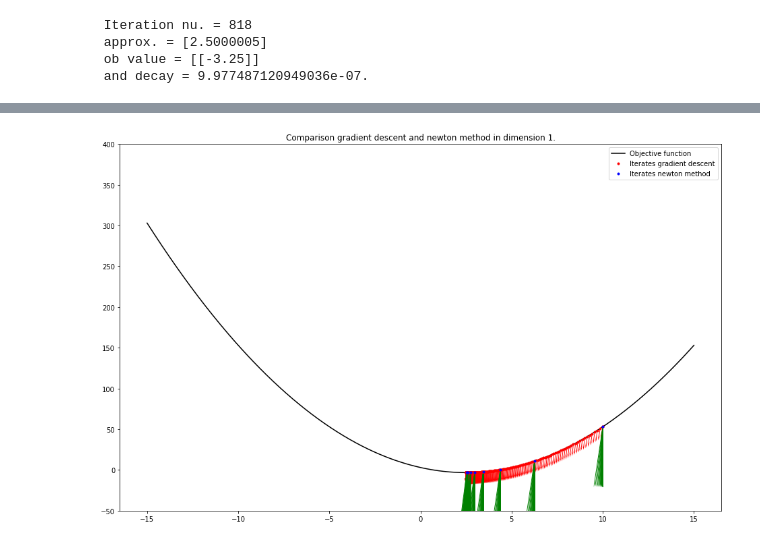
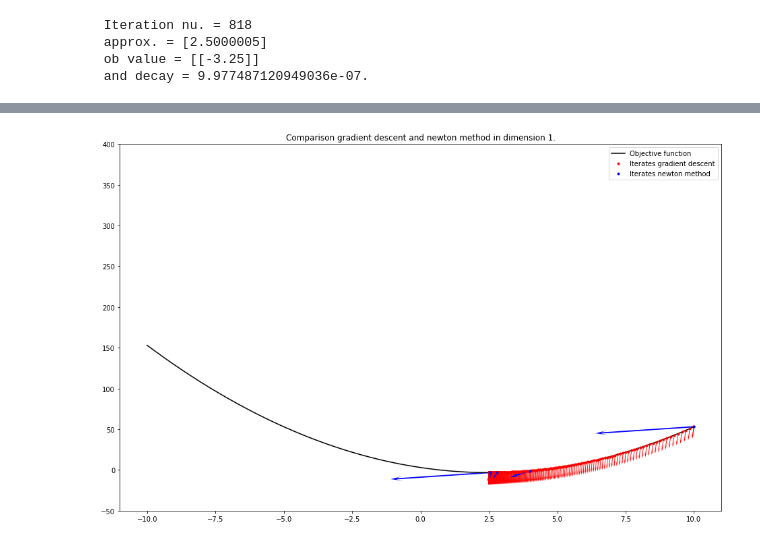
Before and after one commit to baptisteesteban/OCVXII, a Jupyter notebook: Danaé Experiment.ipynb, the cells around one changed output, grey strips where cells are left out. Drawn from its saved outputs; the diff is of its cells as text; code cells hidden in the pictures.

Commit message:
comparaison gradient method 1 and newton

```diff
--- a/Danaé Experiment.ipynb
+++ b/Danaé Experiment.ipynb
@@ -33,0 +40,7 @@ def backtracking(f, x, alpha=0.1, beta=0.8):
+# %%
+def backtracking(f, x, alpha=0.1, beta=0.8):
+    t = 1
+    desc_d = -1 * f.grad(x)
+    while f.value(x + desc_d * t) > f.value(x) + alpha * t * np.dot(f.grad(x).T, desc_d):
+        t = beta * t
+    return t, desc_d
@@ -34,12 +50,15 @@ def backtracking(f, x, alpha=0.1, beta=0.8):
 # %%
 class Newton:
-    def __init__(self, f, epsilon=0.01):
+    def __init__(self, f, pas, epsilon=0.01):
         self.epsilon = epsilon
         self.f = f
+        self.pas = pas
         self.save = np.array([])
+        self.dirs = np.array([])
 
     def __call__(self, x0):
         self.save = []
+        self.dirs = []
         x = x0
         self.save.append(x)
         dxN = -1 * np.dot(np.linalg.inv(self.f.hessian(x)), self.f.grad(x))
@@ -47,10 +66,12 @@ class Newton:
         while lmd / 2 > self.epsilon:
             dxN = -1 * np.dot(np.linalg.inv(self.f.hessian(x)), self.f.grad(x))
             lmd = -1 * np.dot(self.f.grad(x).T, dxN)
-            t = 0.5
+            (t, dire) = self.pas(self.f, x)
+            self.dirs.append(dire)
             x = x + t * dxN
             self.save.append(x)
         self.save = np.array(self.save)
+        self.dirs = np.array(self.dirs)
         return x
 
     def plot(self):
@@ -58,17 +79,18 @@ class Newton:
             raise Exception("The Newton method algorithm has not been run")
         if self.f.dim == 1:
             plt.figure(figsize=(15, 15))
-            x = np.linspace(-6, 6, 1000).reshape((1, -1))
+            x = np.linspace(-1 * self.save.max() - 5, self.save.max() + 5, 1000).reshape((1, -1))
             plt.plot(x.reshape((-1)), self.f.value(x))
-            plt.plot(self.save[:, 0], np.zeros((self.save.shape[0])), "rx")
+            plt.scatter(self.save[:, 0], self.f.value(self.save[:, 0].reshape(1, -1)), 50, c="red")
+            plt.grid()
             plt.show()
         elif self.f.dim == 2:
             plt.figure(figsize=(15, 15))
-            x, y = np.linspace(-2, 2, 200), np.linspace(-2, 2, 200)
+            x, y = np.linspace(-1 * self.save[:, 0].max() - 5, self.save[:, 0].max() + 5, 200), np.linspace(- 1 * self.save[:, 1].max() - 5, self.save[:, 1].max() + 5, 200)
             X, Y = np.meshgrid(x, y)
             x_y = np.vstack([X.reshape(1, -1), Y.reshape(1, -1)]).reshape(2, -1)
             plt.contour(X, Y, self.f.value(x_y).reshape(200, -1), 15)
-            plt.plot(self.save[:, 0], self.save[:, 1], "rx")
+            plt.scatter(self.save[:, 0], self.save[:, 1], 50, c="red")
             plt.grid()
             plt.show()
         else:
@@ -179,6 +206,7 @@ op_pt, iters, iters_dir, n_iter = GD_default(np.array([10]), (lambda x : f_1.val
  ob value = [[-3.25]]
  and decay = 9.977487120949036e-07.
 # %%
-newt = Newton(f_1)
+newt = Newton(f_1, backtracking)
 newt(np.array([10]))
+print(newt.dirs)
 # %% [output]
@@ -206,21 +217,21 @@ array([[-1.50000000e-01],
 # %%
 fig, ax = plt.subplots(figsize=(16, 10))
 f = lambda x: f_1.value(x.reshape(1, -1))
-x = np.linspace(-15, 15, 600)
+x = np.linspace(-10, 10, 600)
 ax.set_ylim(-50, 400)
 ax.plot(x, f(x), "k-", label="Objective function")
 # reshaping iters for input
 iters_reshape = iters.reshape(iters.shape[0], 1)
 ax.plot(iters_reshape, f(iters_reshape), 'r.', label="Iterates gradient descent")
 ax.quiver(iters_reshape, f(iters_reshape), iters_dir, -1,
           color='r', scale=None, width=0.001, headwidth=4, headlength=10)
 
 ax.plot(newt.save, f(newt.save), 'b.', label="Iterates newton method")
-ax.quiver(newt.save, f(newt.save), iters_dir, -1,
-          color='g', scale=10, width=0.001, headwidth=2, headlength=10)
+ax.quiver(newt.save, f(newt.save), newt.dirs, -1,
+          color='b', scale=None, width=0.002, headwidth=4, headlength=10)
 
 ax.set_title("Comparison gradient descent and newton method in dimension 1.")
 ax.legend()
 print()
 # %% [output]
-[figure, old version]
+[figure, new version]
```
Also changed, not shown: parts of 7 cells of this notebook.
